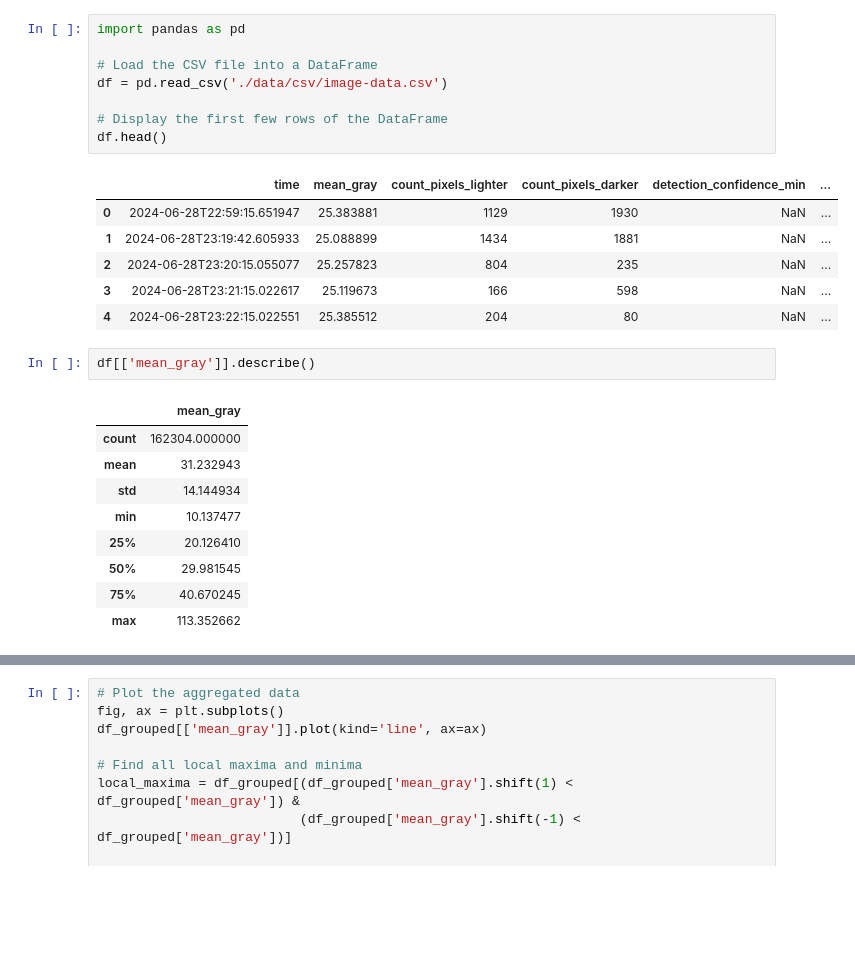
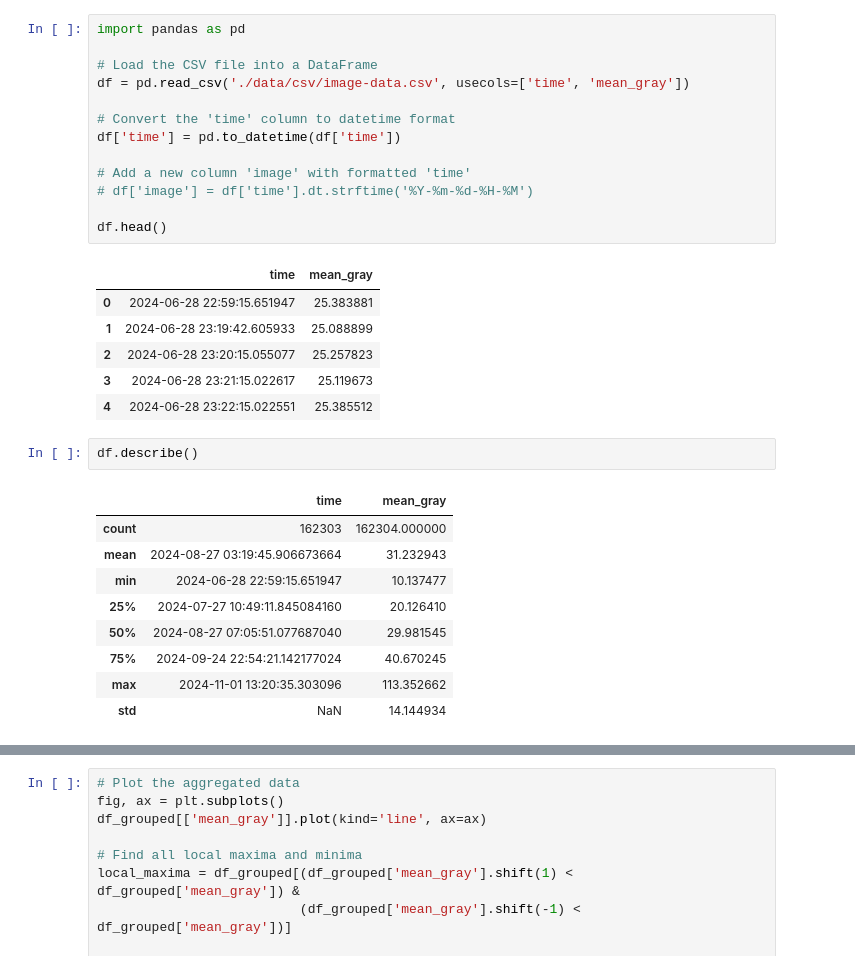
Before and after one commit to wiggle-bin/wiggle-notes, a Jupyter notebook: worms_actvitiy/DataActivityCorrelation.ipynb, the cells around one changed output, grey strips where cells are left out. Drawn from its saved outputs; the diff is of its cells as text; blank space fills up the shorter version.

```diff
--- a/worms_actvitiy/DataActivityCorrelation.ipynb
+++ b/worms_actvitiy/DataActivityCorrelation.ipynb
@@ -1,28 +1,33 @@
 # %%
 import pandas as pd
 
 # Load the CSV file into a DataFrame
-df = pd.read_csv('./data/csv/image-data.csv')
+df = pd.read_csv('./data/csv/image-data.csv', usecols=['time', 'mean_gray'])
 
-# Display the first few rows of the DataFrame
+# Convert the 'time' column to datetime format
+df['time'] = pd.to_datetime(df['time'])
+
+# Add a new column 'image' with formatted 'time'
+# df['image'] = df['time'].dt.strftime('%Y-%m-%d-%H-%M')
+
 df.head()
 # %% [output]
-|  | time | mean_gray | count_pixels_lighter | count_pixels_darker | detection_confidence_min | ... |
-| 0 | 2024-06-28T22:59:15.651947 | 25.383881 | 1129 | 1930 | NaN | ... |
-| 1 | 2024-06-28T23:19:42.605933 | 25.088899 | 1434 | 1881 | NaN | ... |
-| 2 | 2024-06-28T23:20:15.055077 | 25.257823 | 804 | 235 | NaN | ... |
-| 3 | 2024-06-28T23:21:15.022617 | 25.119673 | 166 | 598 | NaN | ... |
-| 4 | 2024-06-28T23:22:15.022551 | 25.385512 | 204 | 80 | NaN | ... |
+|  | time | mean_gray |
+| 0 | 2024-06-28 22:59:15.651947 | 25.383881 |
+| 1 | 2024-06-28 23:19:42.605933 | 25.088899 |
+| 2 | 2024-06-28 23:20:15.055077 | 25.257823 |
+| 3 | 2024-06-28 23:21:15.022617 | 25.119673 |
+| 4 | 2024-06-28 23:22:15.022551 | 25.385512 |
 # %%
-df[['mean_gray']].describe()
+df.describe()
 # %% [output]
-|  | mean_gray |
-| count | 162304.000000 |
-| mean | 31.232943 |
-| std | 14.144934 |
-| min | 10.137477 |
-| 25% | 20.126410 |
-| 50% | 29.981545 |
-| 75% | 40.670245 |
-| max | 113.352662 |
+|  | time | mean_gray |
+| count | 162303 | 162304.000000 |
+| mean | 2024-08-27 03:19:45.906673664 | 31.232943 |
+| min | 2024-06-28 22:59:15.651947 | 10.137477 |
+| 25% | 2024-07-27 10:49:11.845084160 | 20.126410 |
+| 50% | 2024-08-27 07:05:51.077687040 | 29.981545 |
+| 75% | 2024-09-24 22:54:21.142177024 | 40.670245 |
+| max | 2024-11-01 13:20:35.303096 | 113.352662 |
+| std | NaN | 14.144934 |
 # %%
```
Also changed, not shown: parts of 17 cells of this notebook.
